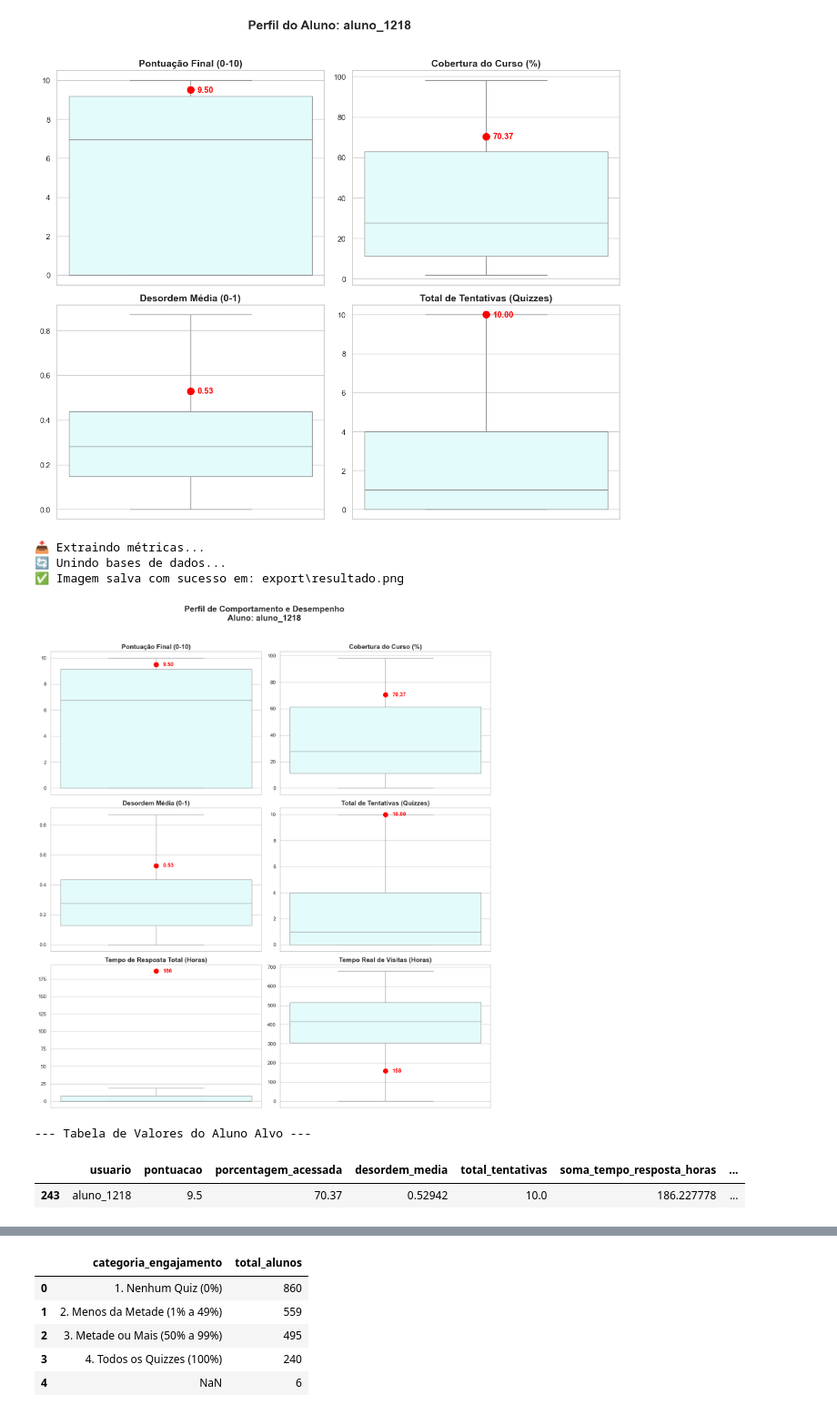
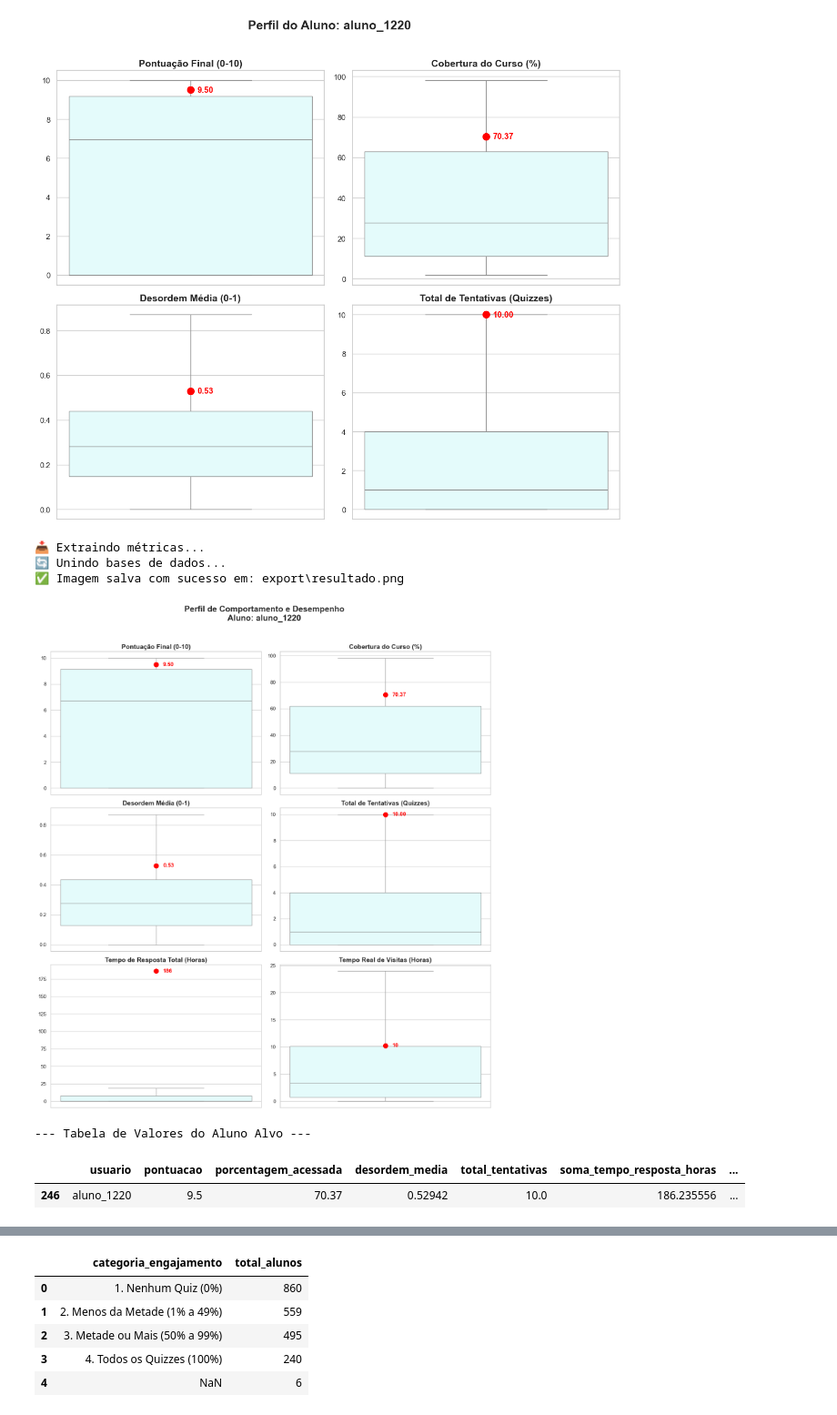
Before and after one commit to Danilus04/Topicos-Trabalho-Final, a Jupyter notebook: analise.ipynb, the cells around one changed output, grey strips where cells are left out. Shown at 91% size. Saved outputs shown, nothing was run; the diff lists cells and outputs as text; code cells hidden in the pictures.

```diff
--- a/analise.ipynb
+++ b/analise.ipynb
@@ -395,38 +396,38 @@ def gerar_boxplot_aluno(aluno_alvo):
             valor_alvo = df_final[df_final['usuario'] == aluno_alvo][metrica].values[0]
             ax.plot(0, valor_alvo, marker='o', color='red', markersize=10, zorder=10)
             ax.annotate(f'{valor_alvo:.0f}' if 'tempo' in metrica else f'{valor_alvo:.2f}',
                         xy=(0, valor_alvo),
                         xytext=(15, 0),
                         textcoords='offset points',
                         color='red', weight='bold', fontsize=12, va='center')
 
     plt.tight_layout()
 
     # Exporta a imagem para a pasta export_path
     caminho_imagem = os.path.join(export_path, "resultado.png")
     plt.savefig(caminho_imagem, dpi=300, bbox_inches='tight')
     print(f"✅ Imagem salva com sucesso em: {caminho_imagem}")
 
     plt.show()
 
     if aluno_existe:
         print("\n--- Tabela de Valores do Aluno Alvo ---")
         display(df_final[df_final['usuario'] == aluno_alvo])
     else:
         print(f"⚠️ Atenção: O usuário {aluno_alvo} não foi encontrado nas métricas.")
 
 # ==========================================
 # 3. EXECUÇÃO
 # ==========================================
-gerar_boxplot_aluno("aluno_1218")
+gerar_boxplot_aluno("aluno_1220")
 # %% [output]
 📥 Extraindo métricas...
 🔄 Unindo bases de dados...
 ✅ Imagem salva com sucesso em: export\resultado.png
-[figure, old version]
+[figure, new version]
 --- Tabela de Valores do Aluno Alvo ---
 |  | usuario | pontuacao | porcentagem_acessada | desordem_media | total_tentativas | soma_tempo_resposta_horas | ... |
-| 243 | aluno_1218 | 9.5 | 70.37 | 0.52942 | 10.0 | 186.227778 | ... |
+| 246 | aluno_1220 | 9.5 | 70.37 | 0.52942 | 10.0 | 186.235556 | ... |
 # %%
 def extrair_notas_medias_normalizadas(pasta_dados="export/"):
     """
```
Also changed, not shown: parts of 7 cells of this notebook, 1 other file.
